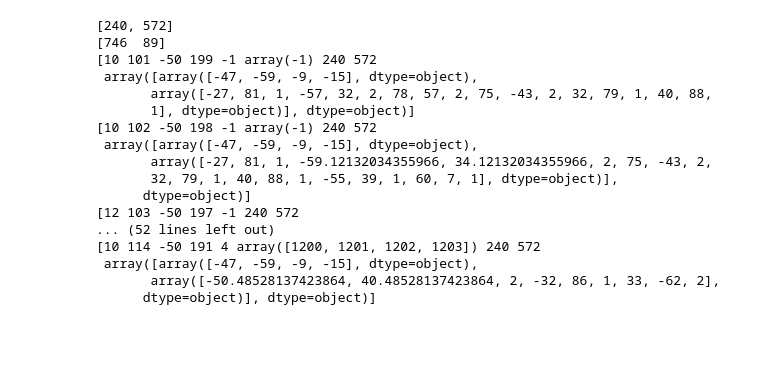
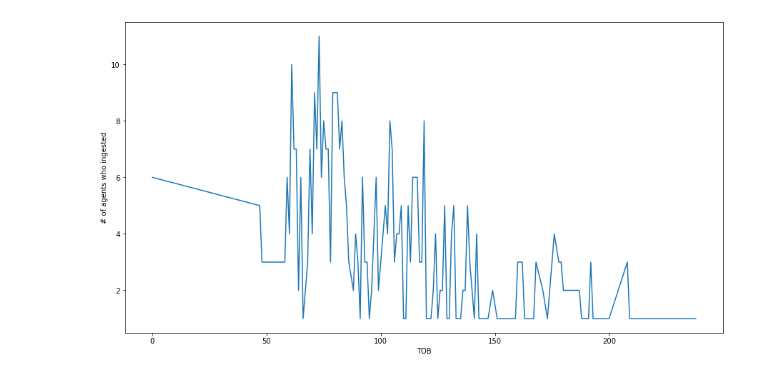
Before and after one commit to Project-DC/pygeneses, a Jupyter notebook: study-food-logs.ipynb, the cells around one changed output. Saved outputs shown, nothing was run; the diff lists cells and outputs as text; code cells hidden in the pictures; blank space fills up the shorter version.

Commit message:
Add forced ingestion

```diff
--- a/study-food-logs.ipynb
+++ b/study-food-logs.ipynb
@@ -12,7 +14,7 @@ for log in logs:
     for logval in logdata:
         if len(logval) > 2 and logval[0] == 9:
             ingested.append(log)
-            if logval[2] == 100:
+            if logval[2] == 10:
                 ingested_successfully.append(log)
 
 ingested = list(set(ingested))
@@ -46,23 +28,17 @@ ingested_successfully
-# %%
-log = np.load("Players_Data_teach_ingestion/100-912.npy", allow_pickle=True)
-
-for x in log:
-    print(x)
-# %% [output]
-[240, 572]
-[746  89]
-[10 101 -50 199 -1 array(-1) 240 572
- array([array([-47, -59, -9, -15], dtype=object),
-       array([-27, 81, 1, -57, 32, 2, 78, 57, 2, 75, -43, 2, 32, 79, 1, 40, 88,
-       1], dtype=object)], dtype=object)]
-[10 102 -50 198 -1 array(-1) 240 572
- array([array([-47, -59, -9, -15], dtype=object),
-       array([-27, 81, 1, -59.12132034355966, 34.12132034355966, 2, 75, -43, 2,
-       32, 79, 1, 40, 88, 1, -55, 39, 1, 60, 7, 1], dtype=object)],
-      dtype=object)]
-[12 103 -50 197 -1 240 572
-... (52 lines left out)
-[10 114 -50 191 4 array([1200, 1201, 1202, 1203]) 240 572
- array([array([-47, -59, -9, -15], dtype=object),
-       array([-50.48528137423864, 40.48528137423864, 2, -32, 86, 1, 33, -62, 2],
-      dtype=object)], dtype=object)]
+# %%
+ingestion_with_tob = {}
+
+for agent in ingested_successfully:
+    tob = int(os.path.basename(agent).split("-")[0])
+    if tob in ingestion_with_tob.keys():
+        ingestion_with_tob[tob] += 1
+    else:
+        ingestion_with_tob[tob] = 1
+# %%
+plt.figure(figsize=(15, 8))
+plt.plot(list(ingestion_with_tob.keys()), list(ingestion_with_tob.values()))
+plt.xlabel('TOB')
+plt.ylabel('# of agents who ingested')
+plt.show()
+# %% [output]
+[figure, added]
```
Also changed, not shown: parts of 3 cells of this notebook, 3 other files.
